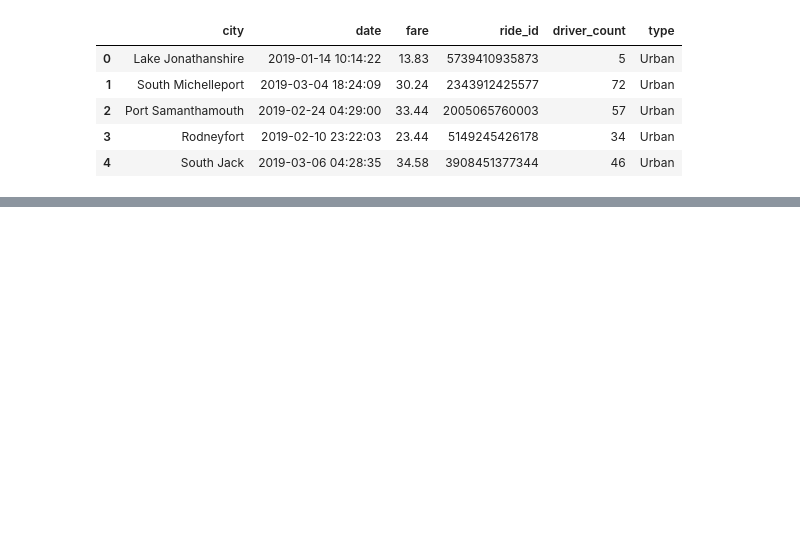
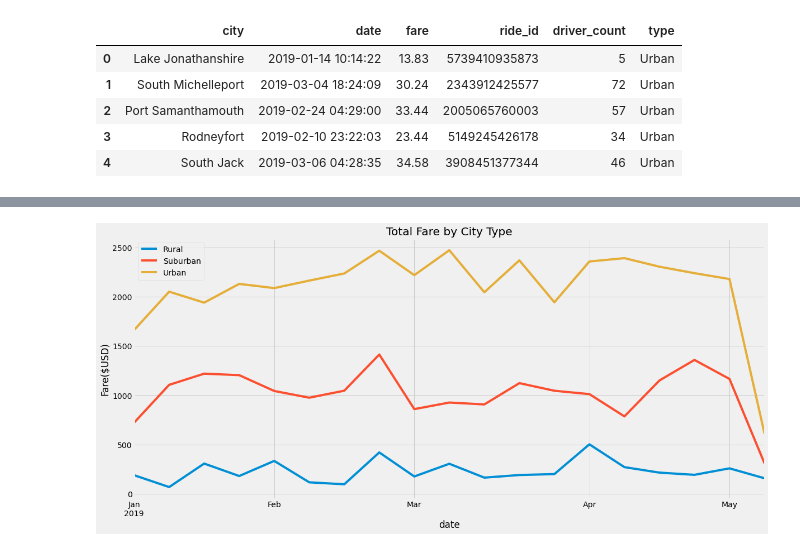
Before and after one commit to josephbassil/PyBer_Analysis, a Jupyter notebook: PyBer_Challenge.ipynb, the cells around one changed output, grey strips where cells are left out. Drawn from its saved outputs; the diff is of its cells as text; code cells hidden in the pictures; blank space fills up the shorter version.

```diff
--- a/PyBer_Challenge.ipynb
+++ b/PyBer_Challenge.ipynb
@@ -72,6 +88,9 @@ pyber_summary_df.index.name = None
 # %%
 # 3. Reset the index on the DataFrame you created in #1. This is needed to use the 'pivot()' function.
 # df = df.reset_index()
+new_dataframe_df=new_dataframe_df.reset_index()
 # %%
 # 4. Create a pivot table with the 'date' as the index, the columns ='type', and values='fare'
 # to get the total fares for each type of city by the date.
+new_pivoted_dataframe_df=new_dataframe_df.pivot(index="date",columns="type",values="fare")
+new_pivoted_dataframe_df.head(10)
@@ -80,5 +128,6 @@ pyber_summary_df.index.name = None
 # %%
 # 6. Set the "date" index to datetime datatype. This is necessary to use the resample() method in Step 8.
 # df.index = pd.to_datetime(df.index)
+new_pivoted_dataframe_df.index=pd.to_datetime(new_pivoted_dataframe_df.index)
 # %%
 # 7. Check that the datatype for the index is datetime using df.info()
@@ -85,2 +163,4 @@ pyber_summary_df.index.name = None
 # %%
 # 8. Create a new DataFrame using the "resample()" function by week 'W' and get the sum of the fares for each week.
+weekly_df=new_pivoted_dataframe_df.resample("W").sum()
+weekly_df.head()
@@ -87,7 +175,17 @@ pyber_summary_df.index.name = None
 # %%
 # 8. Using the object-oriented interface method, plot the resample DataFrame using the df.plot() function.
+%matplotlib inline
+labels=["Rural","Suburban","Urban"]
 
 # Import the style from Matplotlib.
 from matplotlib import style
 # Use the graph style fivethirtyeight.
 style.use('fivethirtyeight')
+ax = weekly_df.plot(figsize = (18,8))
+ax.set_ylabel("Fare($USD)")
+ax.set_title("Total Fare by City Type")
+ax.legend()
+plt.savefig("Analysis/PyBer_fare_summary.png")
+plt.show()
+# %% [output]
+[figure, added]
```
Also changed, not shown: parts of 12 cells of this notebook, 10 other files.
